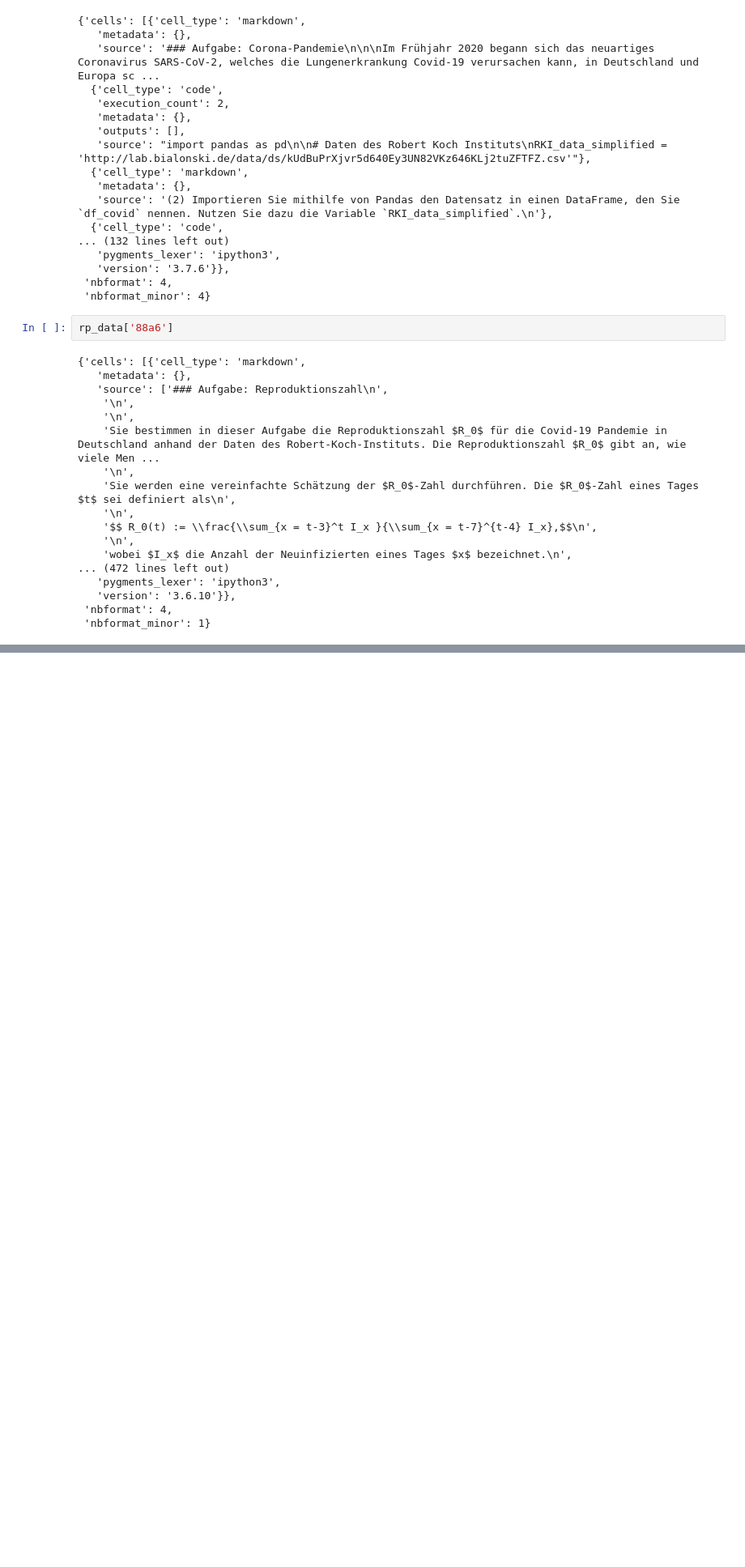
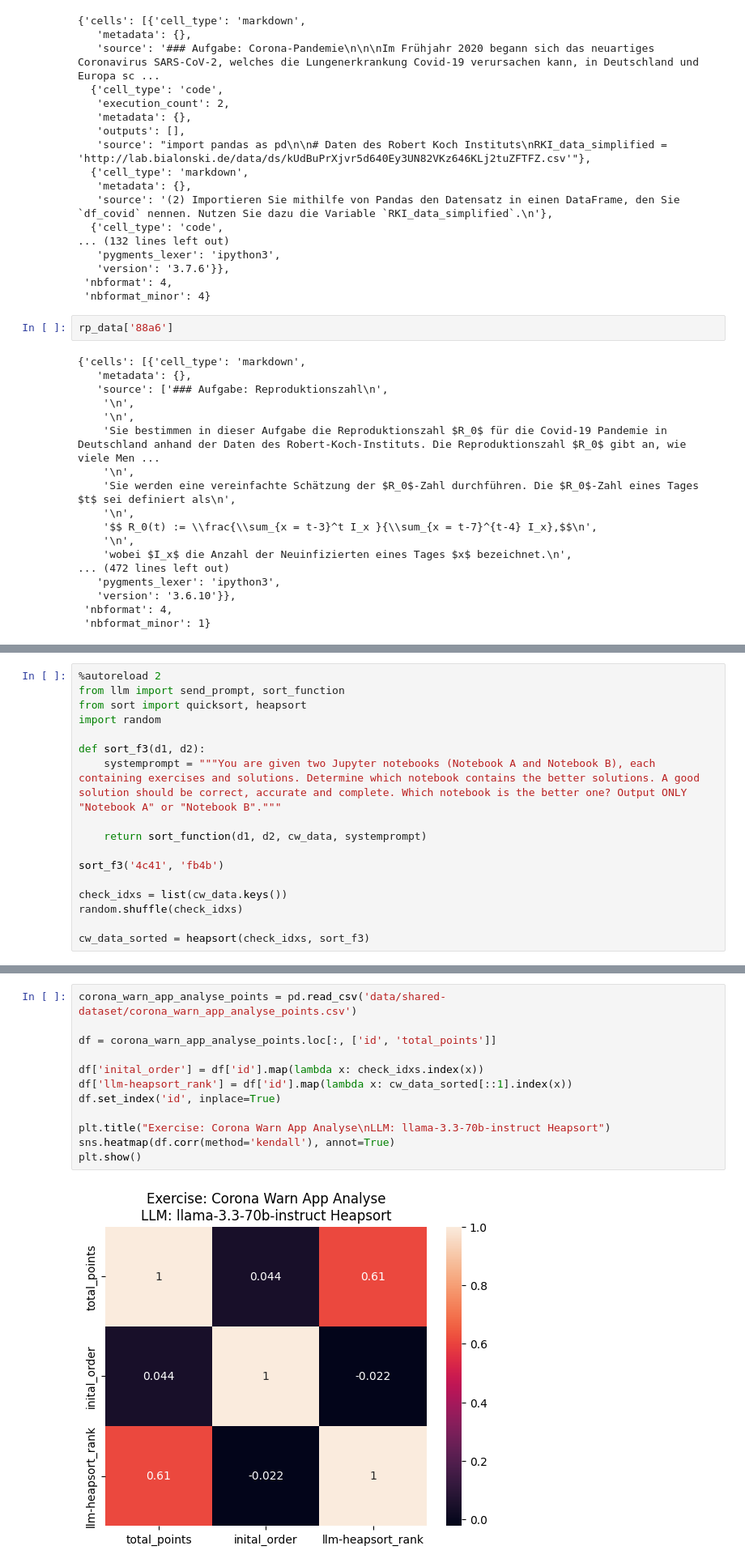
Before and after one commit to cortex359/matse-aachen.seminararbeit, a Jupyter notebook: parse.ipynb, the cells around one changed output, grey strips where cells are left out. Shown: that part at 81% size. Drawn from its saved outputs; the diff is of its cells as text; blank space fills up the shorter version.

Commit message:
3/4 Aufgaben mit und ohne Output Cells durchlaufen

```diff
--- a/parse.ipynb
+++ b/parse.ipynb
@@ -331,0 +337,17 @@ rp_data['88a6']
+# %%
+%autoreload 2
+from llm import send_prompt, sort_function
+from sort import quicksort, heapsort
+import random
+
+def sort_f3(d1, d2):
+    systemprompt = """You are given two Jupyter notebooks (Notebook A and Notebook B), each containing exercises and solutions. Determine which notebook contains the better solutions. A good solution should be correct, accurate and complete. Which notebook is the better one? Output ONLY "Notebook A" or "Notebook B"."""
+
+    return sort_function(d1, d2, cw_data, systemprompt)
+
+sort_f3('4c41', 'fb4b')
+
+check_idxs = list(cw_data.keys())
+random.shuffle(check_idxs)
+
+cw_data_sorted = heapsort(check_idxs, sort_f3)
@@ -331,0 +372,14 @@ rp_data['88a6']
+# %%
+corona_warn_app_analyse_points = pd.read_csv('data/shared-dataset/corona_warn_app_analyse_points.csv')
+
+df = corona_warn_app_analyse_points.loc[:, ['id', 'total_points']]
+
+df['inital_order'] = df['id'].map(lambda x: check_idxs.index(x))
+df['llm-heapsort_rank'] = df['id'].map(lambda x: cw_data_sorted[::1].index(x))
+df.set_index('id', inplace=True)
+
+plt.title("Exercise: Corona Warn App Analyse\nLLM: llama-3.3-70b-instruct Heapsort")
+sns.heatmap(df.corr(method='kendall'), annot=True)
+plt.show()
+# %% [output]
+[figure, added]
```
Also changed, not shown: parts of 12 cells of this notebook, 2 other files.
